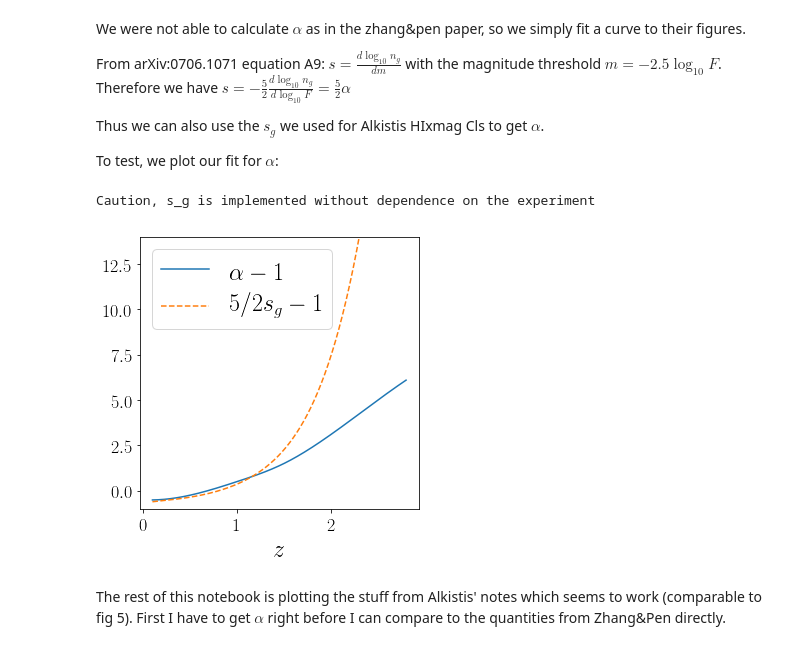
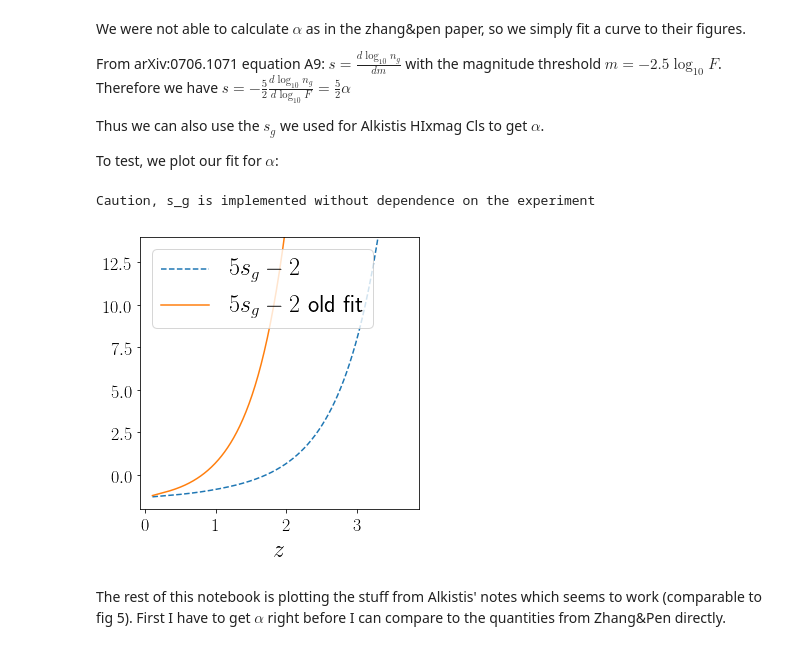
Before and after one commit to amadeuswi/MagBias, a Jupyter notebook: S2N.ipynb, the cells around one changed output. Saved outputs shown, nothing was run; the diff lists cells and outputs as text; code cells hidden in the pictures.

```diff
--- a/S2N.ipynb
+++ b/S2N.ipynb
@@ -148,27 +148,33 @@ To test, we plot our fit for $\alpha$:
 # %%
 #now plot s :
 
-z = np.linspace(0.1, 2.8, 500)
+z = np.linspace(0.1, 3.7, 500)
+# z = np.linspace(0.1, 2., 500)
 
 Ftab = nsig * Ssys(z, CLAR_zhangpen)
 mtab = -2.5 * np.log10(Ftab)
 
 fig = P.figure(figsize = (5,5));
 ax2 = fig.add_subplot(111)
 
 
-ax2.plot(z, alpha(z, CLAR_zhangpen)-1, label = r"$\alpha-1$")
-ax2.plot(z, 5/2*sg(z)-1, label = r"$5/2 s_g-1$", ls = "--")
+# ax2.plot(z, alpha(z, CLAR_zhangpen)-1, label = r"$\alpha-1$")
+ax2.plot(z, 5*sg(z)-2, label = r"$5s_g-2$", ls = "--")
+# ax2.plot(z, 5*sg(z, LSST_nosgfit)-2, label = r"$5s_g-2$ no fit", ls = ":")
+ax2.plot(z, 5*sg_old(z)-2, label = r"$5s_g-2$ old fit", ls = "-")
+# ax2.axhline(0, color = "black")
+
+# ax2.plot(z, sg(z)/sg_old(z), label = r"$s_g$", ls = "--")
 
 ax2.set_xlabel(r"$z$")
-ax2.set_ylim((-1, 14))
+ax2.set_ylim((-2, 14))
 
 
 P.legend()
 P.savefig(plotdir + "alpha.pdf")
 # %% [output]
 Caution, s_g is implemented without dependence on the experiment
-[figure, old version]
+[figure, new version]
 # %% [markdown]
 The rest of this notebook is plotting the stuff from Alkistis' notes which seems to work (comparable to fig 5). First I have to get $\alpha$ right before I can compare to the quantities from Zhang&Pen directly.
 # %%
```
Also changed, not shown: parts of 16 cells of this notebook, 5 other files.
